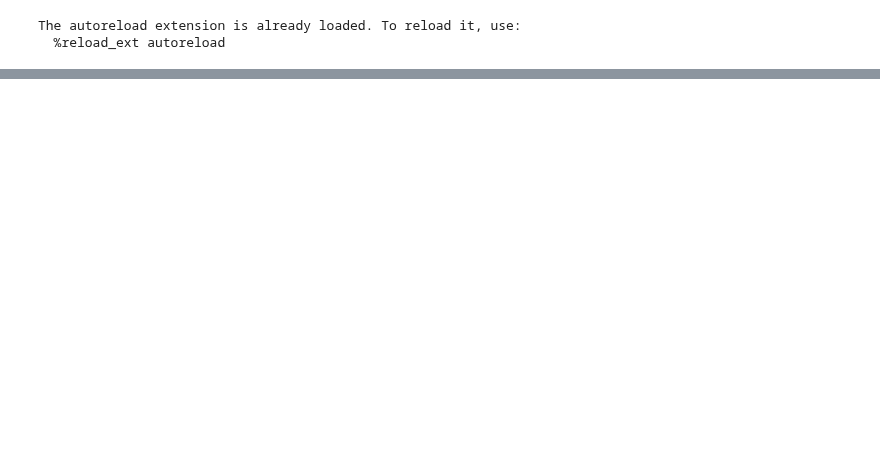
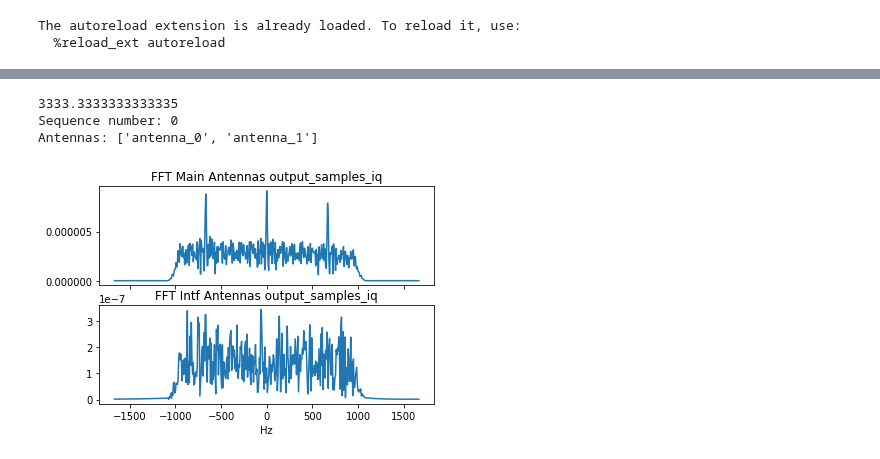
Before and after one commit to SuperDARNCanada/borealis, a Jupyter notebook: testing/borealis_tests/data_test_scripts/loopback-test.ipynb, the cells around one changed output, grey strips where cells are left out. Saved outputs shown, nothing was run; the diff lists cells and outputs as text; code cells hidden in the pictures; blank space fills up the shorter version.

```diff
--- a/testing/borealis_tests/data_test_scripts/loopback-test.ipynb
+++ b/testing/borealis_tests/data_test_scripts/loopback-test.ipynb
@@ -186,0 +194,9 @@ Record Name Chosen: 1549486913436
+# %%
+print(record_data[output_samples_filetype]['rx_sample_rate'])
+fft_samps, xf, fig = fft_and_plot_output_samples_iq(record_data[output_samples_filetype], 'output_samples_iq')
+plt.show()
+# %% [output]
+3333.3333333333335
+Sequence number: 0
+Antennas: ['antenna_0', 'antenna_1']
+[figure, added]
```
Also changed, not shown: parts of 12 cells of this notebook, 6 other files.
